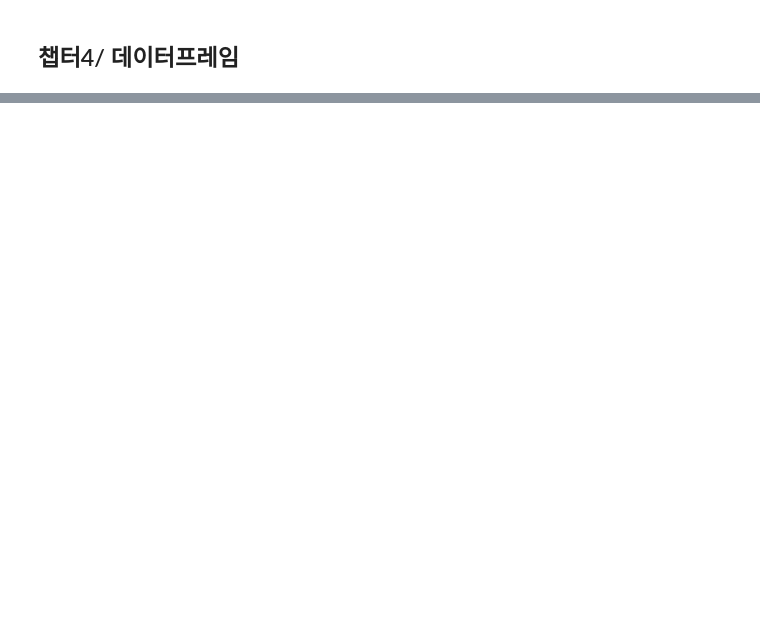
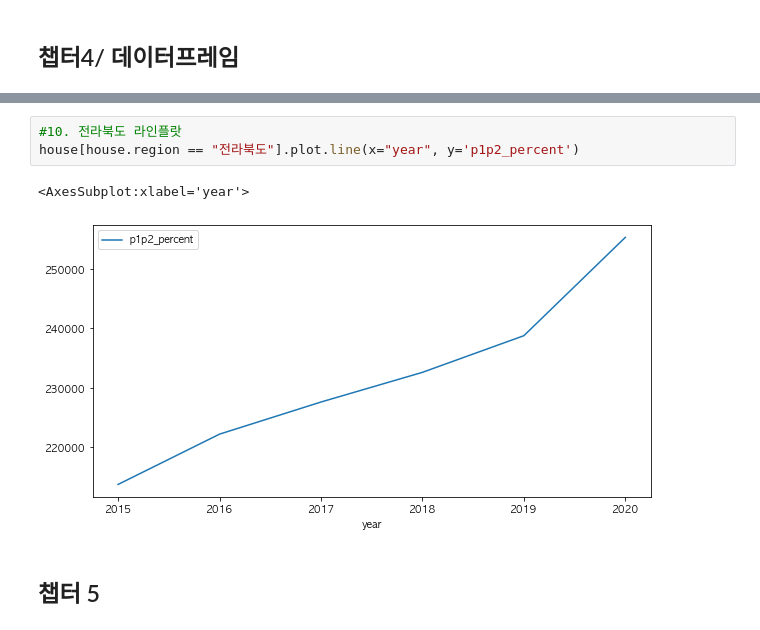
Before and after one commit to g-gg-ggg/Data-Visualization-2022-, a Jupyter notebook: _notebooks/2022-10-26-개론중간.ipynb, the cells around one changed output, grey strips where cells are left out. Cells and saved outputs as stored; diff of their text form; blank space fills up the shorter version.

```diff
--- a/_notebooks/2022-10-26-개론중간.ipynb
+++ b/_notebooks/2022-10-26-개론중간.ipynb
@@ -342,0 +713,8 @@ A = np.array([1, 4, 2, 5, 3])
+# %%
+#10. 전라북도 라인플랏
+house[house.region == "전라북도"].plot.line(x="year", y='p1p2_percent')
+# %% [output]
+<AxesSubplot:xlabel='year'>
+[figure, added]
+# %% [markdown]
+## 챕터 5
```
Also changed, not shown: parts of 87 cells of this notebook.
